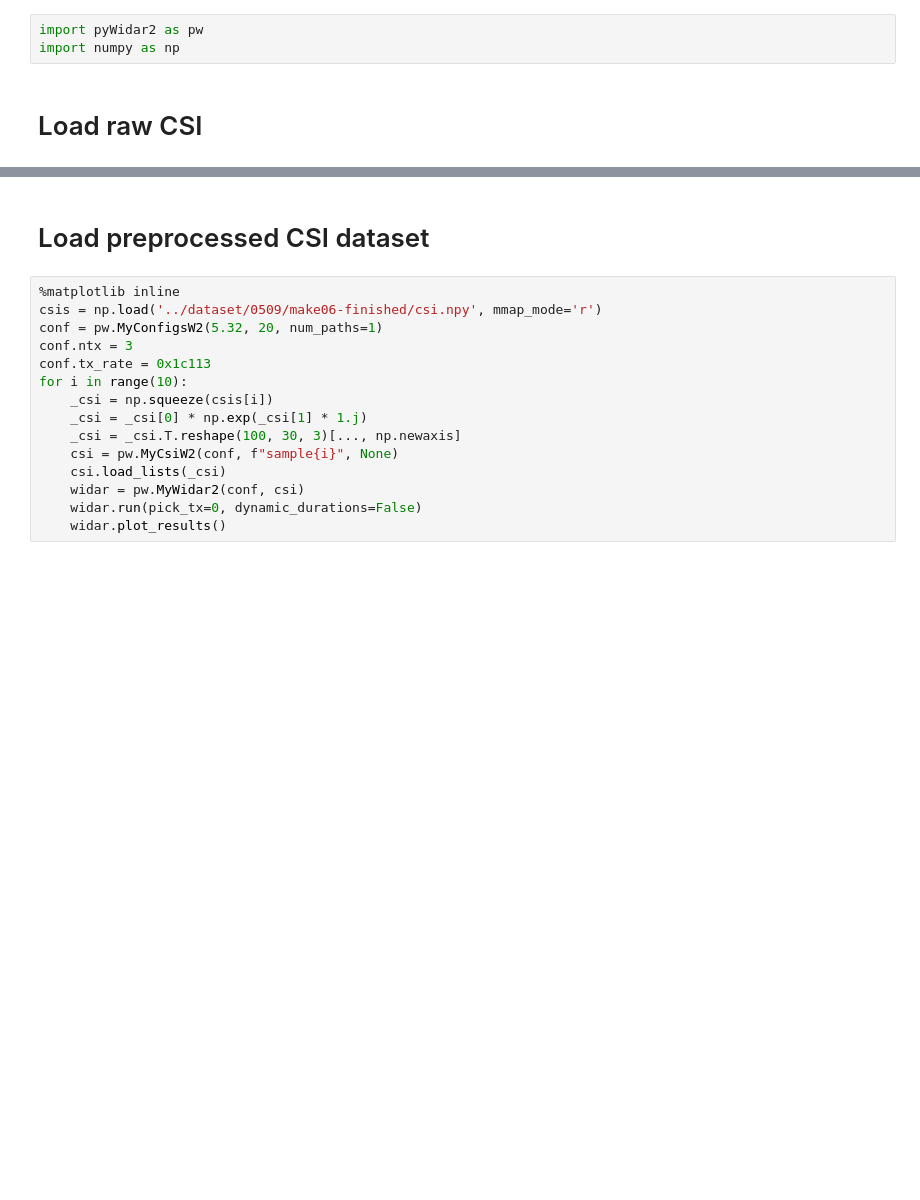
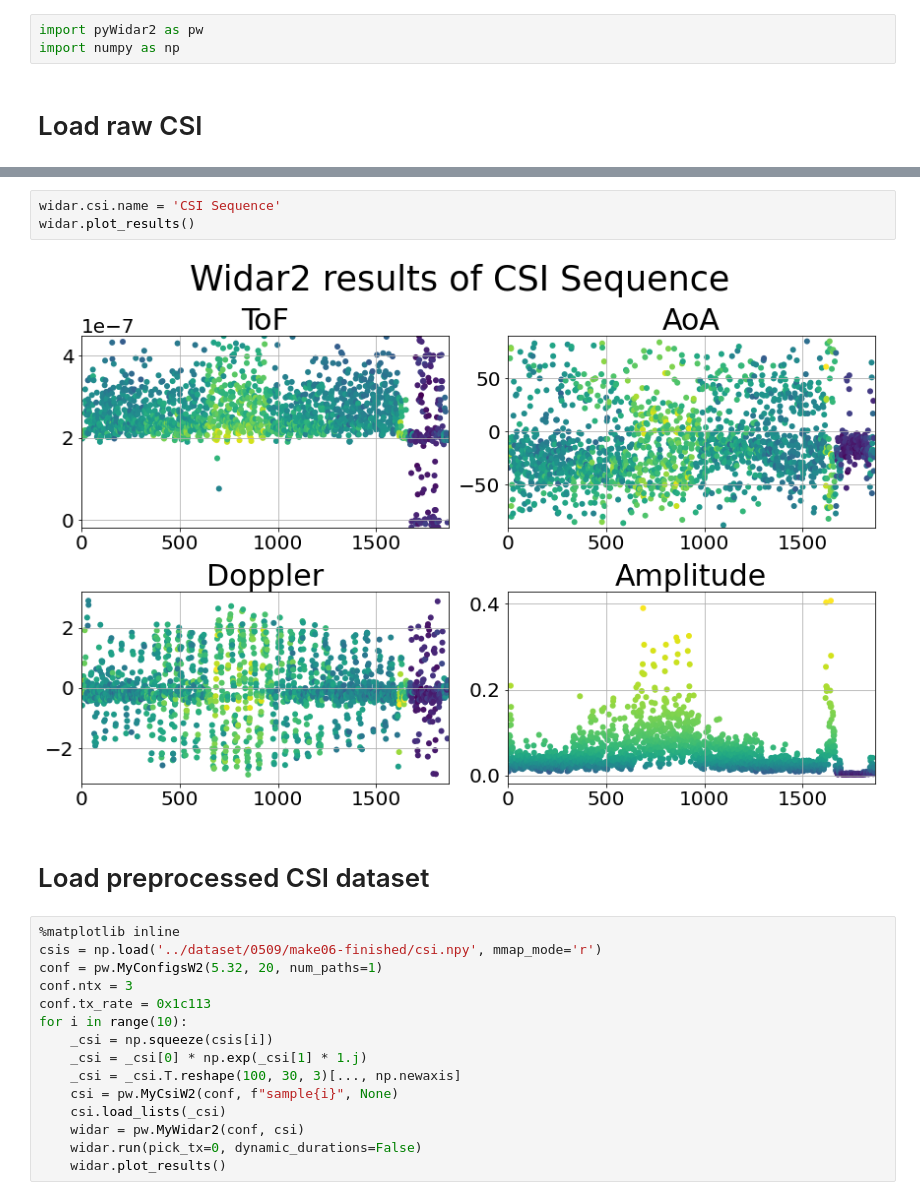
Before and after one commit to MilkywayCocktail/CSI-python, a Jupyter notebook: Script-widar2.ipynb, the cells around one changed output, grey strips where cells are left out. Cells and saved outputs as stored; diff of their text form; blank space fills up the shorter version.

```diff
--- a/Script-widar2.ipynb
+++ b/Script-widar2.ipynb
@@ -30,3 +32,8 @@ Total time: 298.7894151210785
+# %%
+widar.csi.name = 'CSI Sequence'
+widar.plot_results()
+# %% [output]
+[figure, added]
 # %% [markdown]
 # Load preprocessed CSI dataset
 # %%
```
Also changed, not shown: parts of 2 cells of this notebook, 6 other files.
